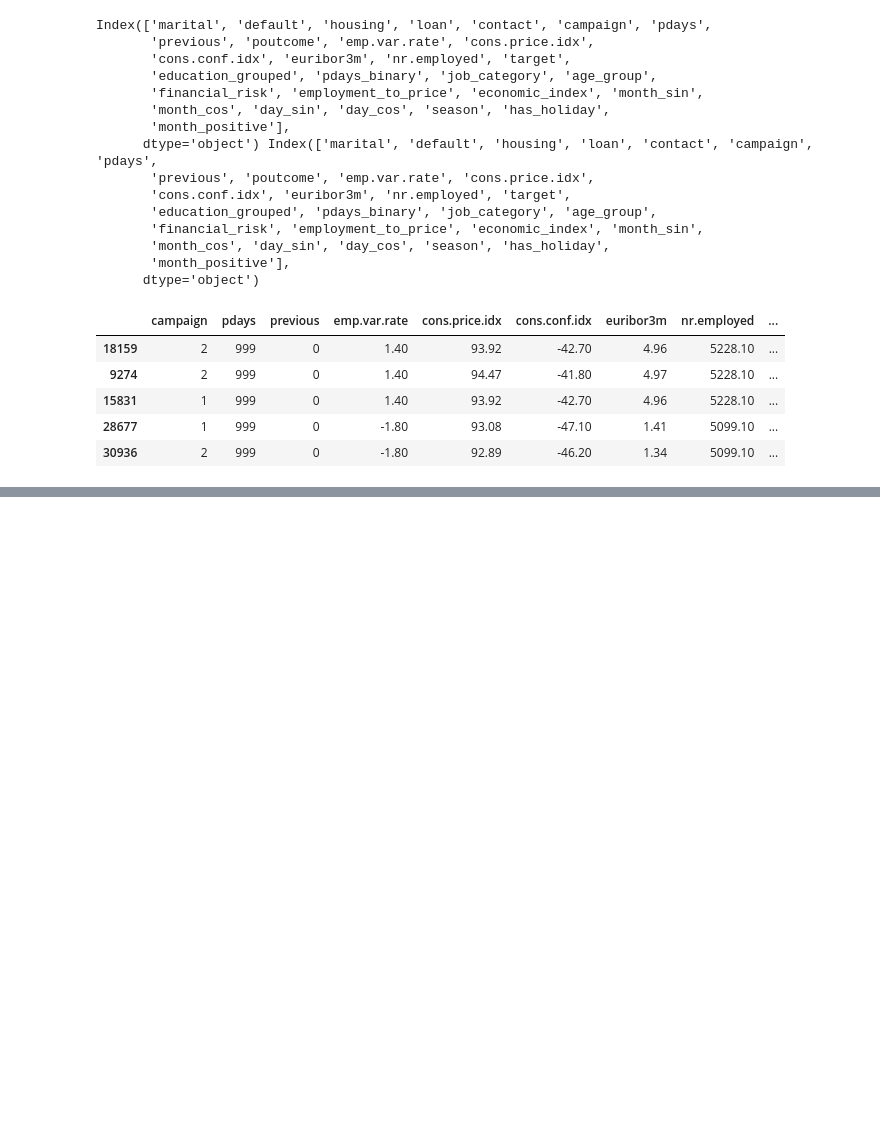
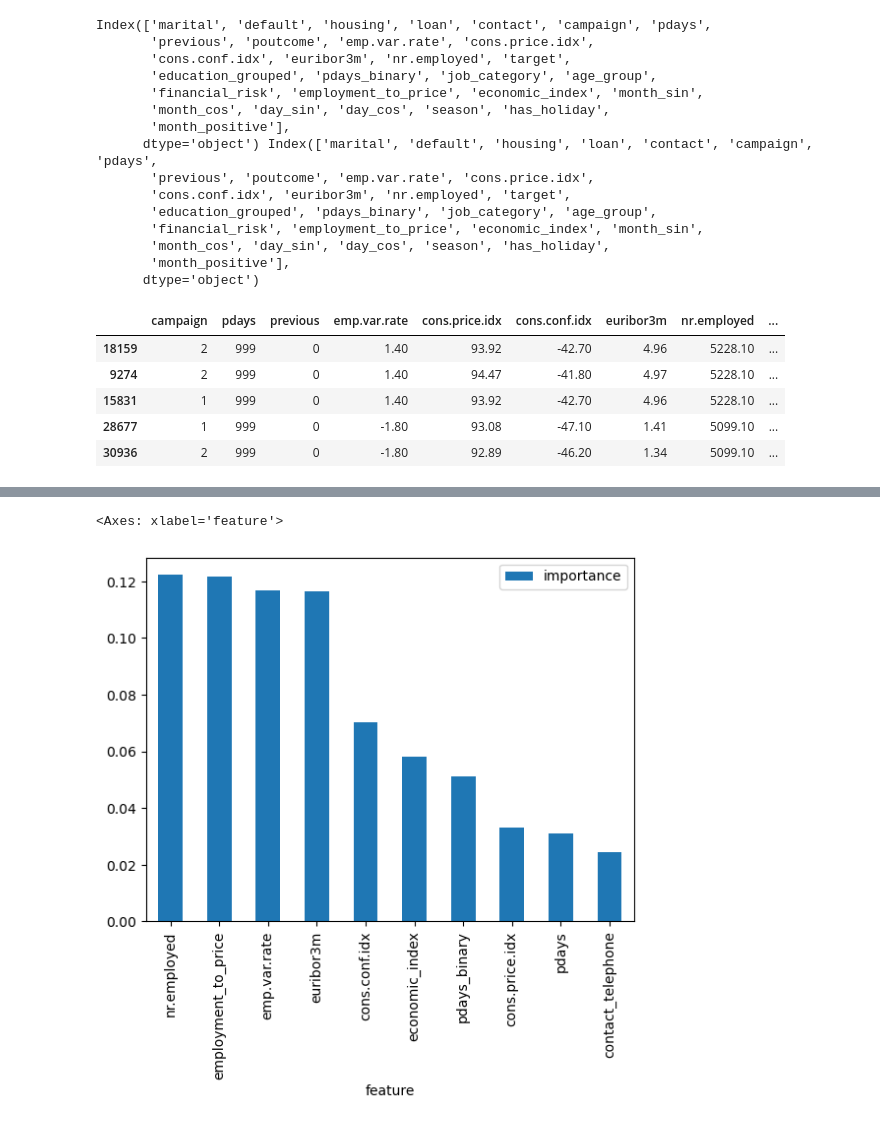
Before and after one commit to ExcellentDarkTea/MidtermProject-prediction-term-deposit, a Jupyter notebook: Mid_term_Project_features.ipynb, the cells around one changed output, grey strips where cells are left out. Cells and saved outputs as stored; diff of their text form; code cells hidden in the pictures; blank space fills up the shorter version.

Commit message:
best classifier

```diff
--- a/Mid_term_Project_features.ipynb
+++ b/Mid_term_Project_features.ipynb
@@ -1127,0 +1220,21 @@ df_important.sort_values('importance', ascending=False).iloc[:10].plot(kind='bar
+# %%
+from sklearn.ensemble import RandomForestClassifier
+
+params_rf = {
+    'n_estimators': [50, 100, 200, 250, 300],
+    'max_depth': [5, 7, 10, 20, ],
+    'min_samples_split': [2, 5, 10, 20],
+    'min_samples_leaf': [1, 2, 4, 8],
+    'bootstrap': [True, False],
+    'class_weight': ['balanced', 'balanced_subsample']
+}
+
+rf = RandomForestClassifier(random_state=42)
+rf_random = RandomizedSearchCV(rf, param_distributions=params_rf, n_iter=30, cv=3, scoring='f1', verbose=1)
+rf_random.fit(data_processed['train_X'], data_processed['train_y'])
+
+print (f"Best params: {rf_random.best_params_}")
+rf_random_search_best = rf_random.best_estimator_
+
+eval_rf = evaluation(rf_random_search_best, data_processed)
+eval_rf
@@ -1127,0 +1258,7 @@ df_important.sort_values('importance', ascending=False).iloc[:10].plot(kind='bar
+# %%
+importance = rf_random_search_best.feature_importances_
+df_important_rf = pd.DataFrame({'feature': data_processed['train_X'].columns, 'importance': importance})
+df_important_rf.sort_values('importance', ascending=False).iloc[:10].plot(kind='bar', x='feature', y='importance')
+# %% [output]
+<Axes: xlabel='feature'>
+[figure, added]
```
Also changed, not shown: parts of 45 cells of this notebook, 3 other files.
